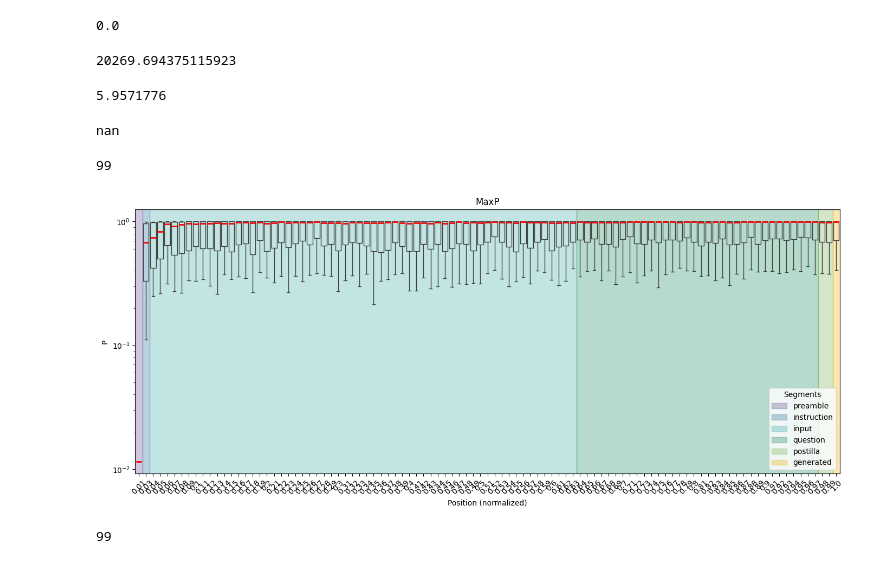
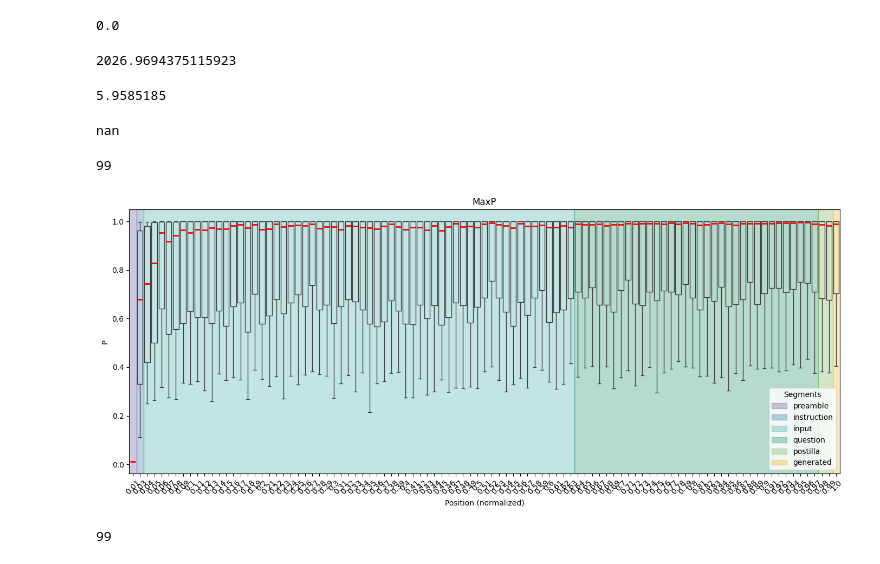
Before and after one commit to carloalbertobono/llm-uncertainty, a Jupyter notebook: tablellama-plot.ipynb, the cells around one changed output. Saved outputs shown, nothing was run; the diff lists cells and outputs as text; code cells hidden in the pictures.

```diff
--- a/tablellama-plot.ipynb
+++ b/tablellama-plot.ipynb
@@ -251,7 +251,7 @@ for i, p in enumerate(outlist):
     for jj, pp in enumerate(p['post_output_proba_topn']):
         shapes_pre.append((run,pid,j+jj+1,'generated',
                            len(pp['top_n_indices']),
-                           p['pre_output_true_entropies'][jj],
+                           p['post_output_true_entropies'][jj],
                            max(pp['top_n_probs'])))
 # %%
 import pandas as pd
@@ -569,11 +569,11 @@ m[m.segment=='instruction'].groupby('pid').size().std()
 # %%
 m[m.segment=='input'].groupby('pid').size().std()
 # %% [output]
-20269.694375115923
+2026.9694375115923
 # %%
 m[m.tok_rel_segm_abs<1.].true_ent.var()
 # %% [output]
-5.9571776
+5.9585185
 # %%
 df[df.tok_bin_idx==0].true_ent.var()
 # %% [output]
@@ -608,36 +608,34 @@ for start, end, color, label in background_regions:
     patches.append(mpatches.Patch(color=color, alpha=0.3, label=label))
 
 df = m.sort_values(by=['pid', 'tok_bin_hi'])
 df['tok_bin_idx'] = df['tok_bin_hi'].map(bin_mapping)
 
 sns.boxplot(
     data=df,
     x="tok_bin_hi",
     y="maxp",
     showcaps=True,
     showfliers=False,
     whis=[10, 90],
     boxprops={'facecolor': 'none'},
     medianprops={'color': 'red', 'linewidth': 2},
     ax = ax
 )
 
-plt.yscale("log")
-
 plt.xticks(rotation=45)
 
 plt.xlabel("Position (normalized)")
 plt.ylabel("P")
 plt.title("MaxP")
 
 ax.legend(handles=patches, title="Segments", loc="lower right")
 
 plt.tight_layout()
 
 plt.show()
 # %% [output]
 99
-[figure, old version]
+[figure, new version]
 # %%
 import matplotlib.pyplot as plt
 import seaborn as sns
```
Also changed, not shown: parts of 20 cells of this notebook.
